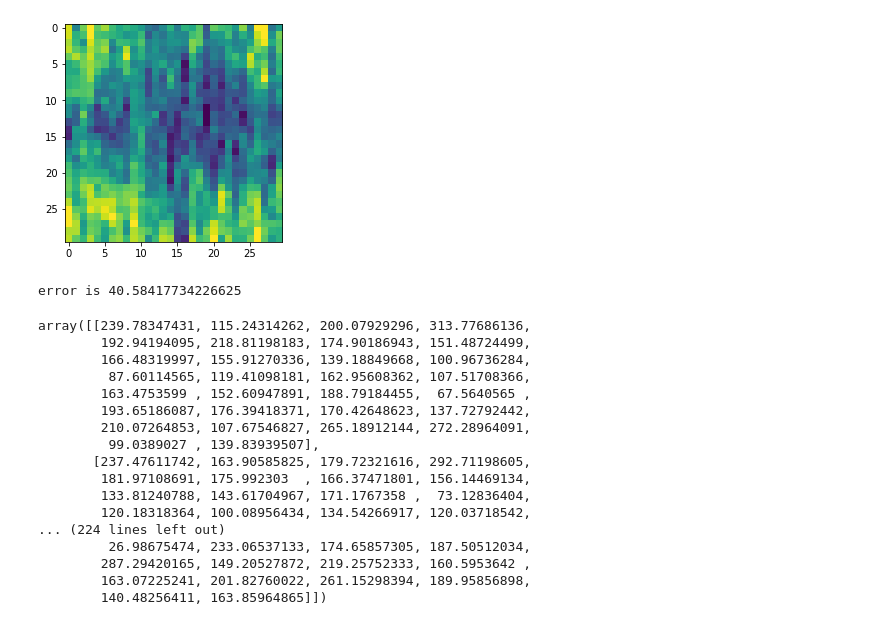
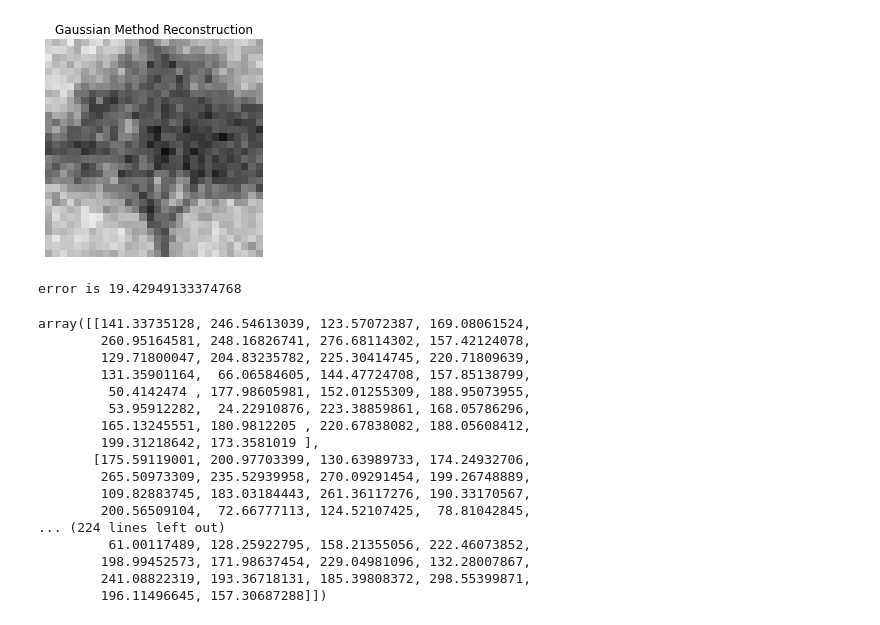
Before and after one commit to qkstngus000/Visual-Compressive-Sensing, a Jupyter notebook: gaussian_reconst.ipynb, the cells around one changed output. Drawn from its saved outputs; the diff is of its cells as text; code cells hidden in the pictures.

```diff
--- a/gaussian_reconst.ipynb
+++ b/gaussian_reconst.ipynb
@@ -4,6 +4,9 @@ from matplotlib import pyplot as plt
 from PIL import Image, ImageOps
 from src.V1_reconst import reconstruct, generate_Y
 # %%
-W = np.random.randn(30,30)
-plt.imshow(W)
+W = np.random.randn(30,30) * 10
+
+ax = plt.imshow(W, 'RdBu')
+plt.axis('off')
+plt.colorbar(ax)
 # %% [output]
@@ -12,47 +33,48 @@ plt.imshow(W)
 # %%
 def gaussian_W(num_cell, img_dim):
     n, m = img_dim
-    W = np.zeros((num_cell, n, m))
-    for i in range(num_cell):
-        W[i, :, :] = np.random.randn(n, m)
+    W = np.random.randn(num_cell, n, m)
     return W
 # %%
 img = Image.open("image/tree_part1.jpg")
 img = ImageOps.grayscale(img)
 img_arr = np.asarray(img)
 
 img_dim = img_arr.shape
 n, m = img_dim
-num_cell = 200
+num_cell = 500
 W = gaussian_W(num_cell, img_dim)
 y = generate_Y(W, img_arr)
 W_rev = W.reshape(num_cell, n, m)
-theta, reconst, s = reconstruct(W_rev, y, 0.03)
-plt.imshow(reconst)
+theta, reconst, s = reconstruct(W_rev, y, 1)
+plt.imshow(reconst, 'gray')
 plt.clim(0, 255)
+plt.axis('off')
+plt.title('Gaussian Method Reconstruction')
+# plt.savefig('result/gaussian/gaussian_reconst.png', dpi = 300)
 plt.show()
 error = np.linalg.norm(img_arr - reconst, 'fro') / np.sqrt(n*m)
 print("error is {error}".format(error = error))
 # %% [output]
-[figure, old version]
+[figure, new version]
-error is 40.58417734226625
+error is 19.42949133374768
 # %%
 reconst
 # %% [output]
-array([[239.78347431, 115.24314262, 200.07929296, 313.77686136,
-        192.94194095, 218.81198183, 174.90186943, 151.48724499,
-        166.48319997, 155.91270336, 139.18849668, 100.96736284,
-         87.60114565, 119.41098181, 162.95608362, 107.51708366,
-        163.4753599 , 152.60947891, 188.79184455,  67.5640565 ,
-        193.65186087, 176.39418371, 170.42648623, 137.72792442,
-        210.07264853, 107.67546827, 265.18912144, 272.28964091,
-         99.0389027 , 139.83939507],
-       [237.47611742, 163.90585825, 179.72321616, 292.71198605,
-        181.97108691, 175.992303  , 166.37471801, 156.14469134,
-        133.81240788, 143.61704967, 171.1767358 ,  73.12836404,
-        120.18318364, 100.08956434, 134.54266917, 120.03718542,
+array([[141.33735128, 246.54613039, 123.57072387, 169.08061524,
+        260.95164581, 248.16826741, 276.68114302, 157.42124078,
+        129.71800047, 204.83235782, 225.30414745, 220.71809639,
+        131.35901164,  66.06584605, 144.47724708, 157.85138799,
+         50.4142474 , 177.98605981, 152.01255309, 188.95073955,
+         53.95912282,  24.22910876, 223.38859861, 168.05786296,
+        165.13245551, 180.9812205 , 220.67838082, 188.05608412,
+        199.31218642, 173.3581019 ],
+       [175.59119001, 200.97703399, 130.63989733, 174.24932706,
+        265.50973309, 235.52939958, 270.09291454, 199.26748889,
+        109.82883745, 183.03184443, 261.36117276, 190.33170567,
+        200.56509104,  72.66777113, 124.52107425,  78.81042845,
 ... (224 lines left out)
-         26.98675474, 233.06537133, 174.65857305, 187.50512034,
-        287.29420165, 149.20527872, 219.25752333, 160.5953642 ,
-        163.07225241, 201.82760022, 261.15298394, 189.95856898,
-        140.48256411, 163.85964865]])
+         61.00117489, 128.25922795, 158.21355056, 222.46073852,
+        198.99452573, 171.98637454, 229.04981096, 132.28007867,
+        241.08822319, 193.36718131, 185.39808372, 298.55399871,
+        196.11496645, 157.30687288]])
```
Also changed, not shown: parts of 3 cells of this notebook, 4 other files.
